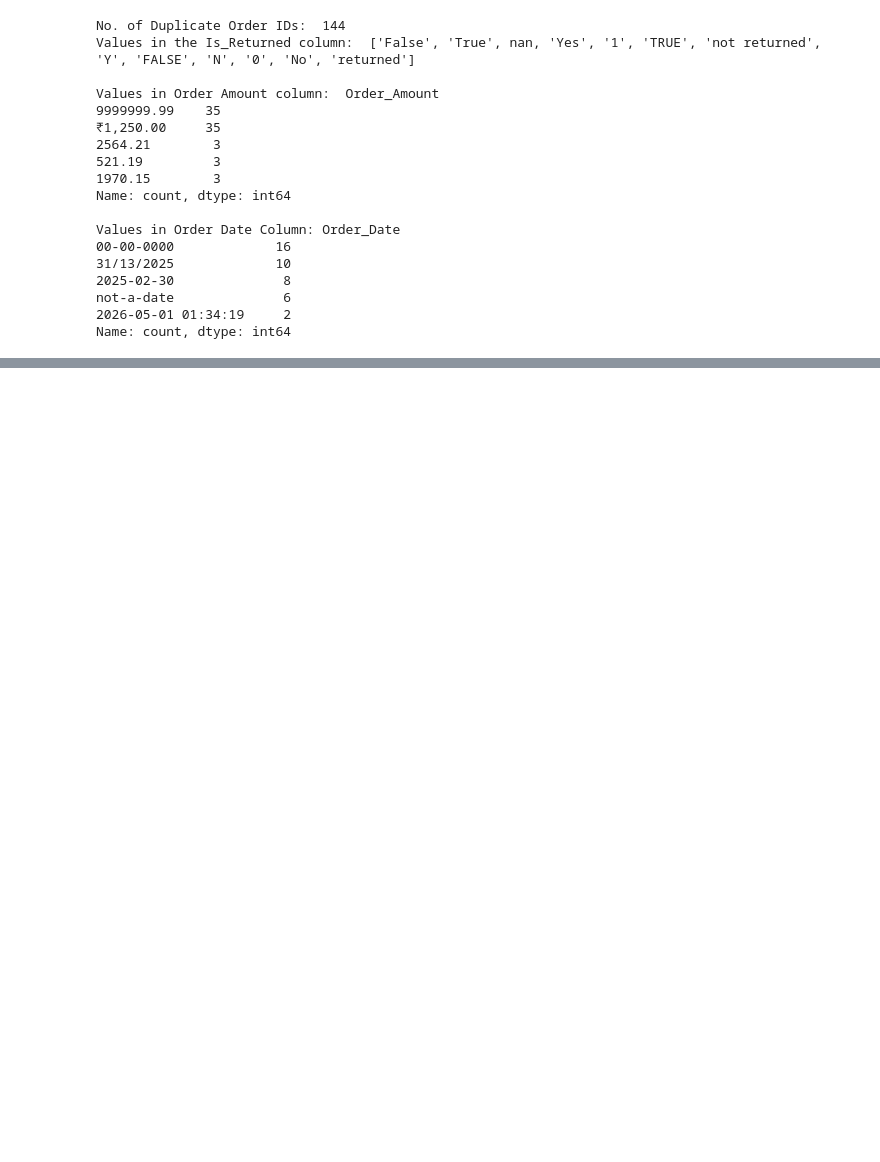
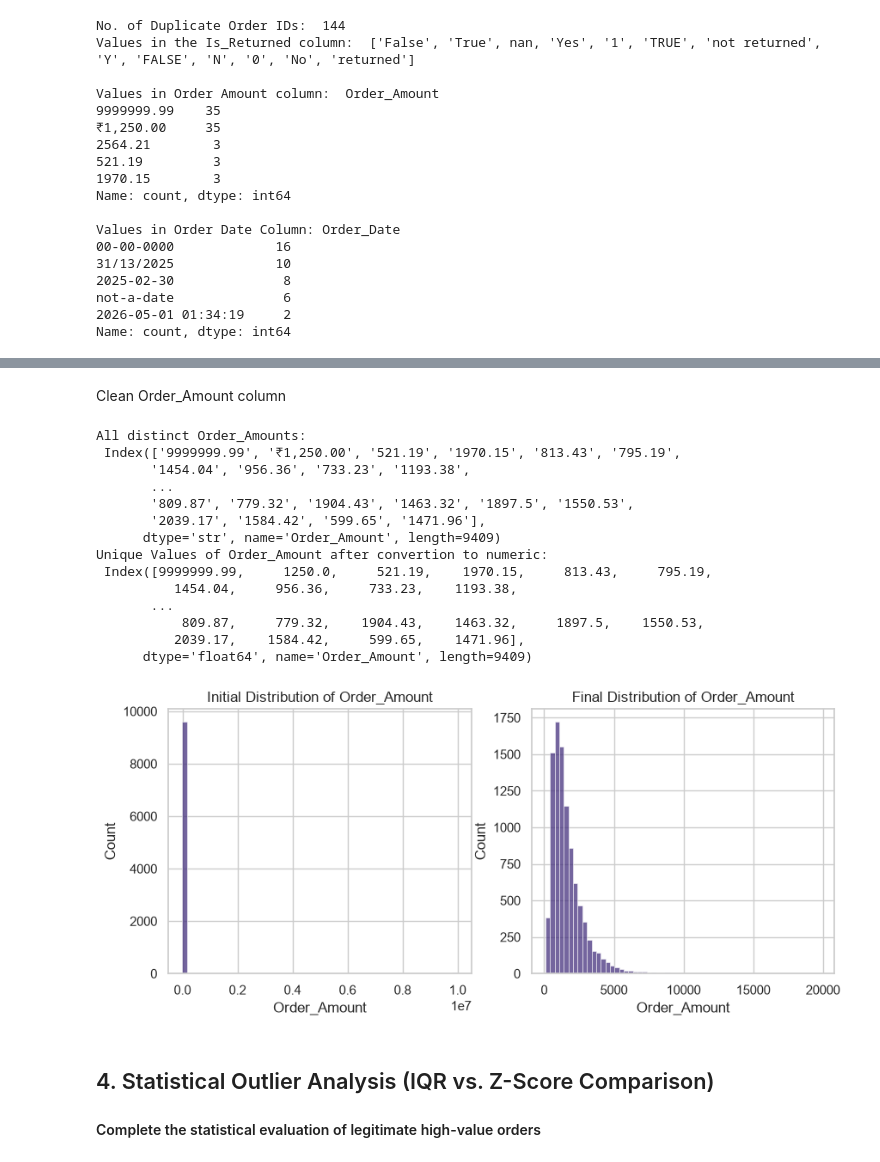
Before and after one commit to dibyajyotisamal/ecommerce-revenue-integrity-pipeline, a Jupyter notebook: notebooks/01_data_quality_check.ipynb, the cells around one changed output, grey strips where cells are left out. Drawn from its saved outputs; the diff is of its cells as text; code cells hidden in the pictures; blank space fills up the shorter version.

Commit message:
Additions to data quality check

```diff
--- a/notebooks/01_data_quality_check.ipynb
+++ b/notebooks/01_data_quality_check.ipynb
@@ -70,0 +149,20 @@ Name: count, dtype: int64
+# %%
+#We will clean the Customer_Age column
+#First we will check all the distinct values present in the column
+print("Unique Customer_Age values: \n",df['Customer_Age'].unique())
+#From our initial analysis we can tell that there are a few invalid values like 'unknown', '-1.0', 'thirty', '150.0'
+#From all these invalid data, We can retain the 'thirty' if we convert it to numeric format.
+print(df.query("Customer_Age == 'thirty'").head())
+#We can see that quite a few entries have 'thirty' as age. This might be cause due to a misunderstanding during data entry
+#And we will salvage these rows by replacing them with numerical 30
+df['Customer_Age'] = df['Customer_Age'].replace('thirty',30)
+print(df['Customer_Age'].unique())
+#Now we will change the datatype of the column to numeric. We do have some invalid entries that cannot be converted. But we can circumvent them using 'coerce'
+df['Customer_Age'] = pd.to_numeric(df['Customer_Age'],errors='coerce')
+print(df['Customer_Age'].unique())
+#Now our column is in numeric type. We will remove the remaining invalid data, like -1, 150, etc.
+df['Customer_Age'] = df['Customer_Age'].apply(lambda x: x if (x >= 18 and x <= 100) else np.nan)
+#Lets convert the column to integer dtype
+df['Customer_Age']=df['Customer_Age'].astype('Int64')
+df['Customer_Age'].value_counts(dropna=False).index
+#We can see that all our invalid and irregular data has been removed. We will clean up all columns and remove the nan at the end.
@@ -70,0 +193,53 @@ Name: count, dtype: int64
+# %% [markdown]
+Clean Order_Amount column
+# %%
+# Lets check all distinct values
+print("All distinct Order_Amounts: \n",df['Order_Amount'].value_counts().index)
+#We can see invalid characters like 999999.999, values that need cleaning like ₹1,250.00, etc.
+#Lets clean the values
+df['Order_Amount'] = df['Order_Amount'].replace('[$€£₹¥,]','',regex=True)
+#We have removed the currency signs and commas and should be able to convert the column to numeric
+df['Order_Amount'] = pd.to_numeric(df['Order_Amount'])
+print("Unique Values of Order_Amount after convertion to numeric: \n",df['Order_Amount'].value_counts().index)
+
+#Creating subplots to compare before and after
+fig,axes = plt.subplots(1,2,figsize=(10,4))
+
+#Our column is converted to numeric, without any errors. Lets check the distribution of our data.
+sns.histplot(df['Order_Amount'],bins=60,ax=axes[0])
+axes[0].set_title("Initial Distribution of Order_Amount")
+
+#Lets remove the invalid entries that are skewing our distribution
+df['Order_Amount'] = df['Order_Amount'].apply(lambda x : x if (x > 0 and x < 10_00_000) else np.nan )
+df['Order_Amount'].value_counts(dropna=False).head()
+
+sns.histplot(df['Order_Amount'],bins=60,ax=axes[1])
+axes[1].set_title("Final Distribution of Order_Amount")
+
+#We can observe that after removal of extreme outliers, our data is no longer heavily skewed. Although a bit of natural skewness is expected
+
+plt.show()
+#Export the graph
+fig.tight_layout()
+fig.savefig("./reports/01_order_amount_outlier_impact_comparison.png")
+plt.close(fig)
+# %% [output]
+All distinct Order_Amounts:
+ Index(['9999999.99', '₹1,250.00', '521.19', '1970.15', '813.43', '795.19',
+       '1454.04', '956.36', '733.23', '1193.38',
+       ...
+       '809.87', '779.32', '1904.43', '1463.32', '1897.5', '1550.53',
+       '2039.17', '1584.42', '599.65', '1471.96'],
+      dtype='str', name='Order_Amount', length=9409)
+Unique Values of Order_Amount after convertion to numeric:
+ Index([9999999.99,     1250.0,     521.19,    1970.15,     813.43,     795.19,
+          1454.04,     956.36,     733.23,    1193.38,
+       ...
+           809.87,     779.32,    1904.43,    1463.32,     1897.5,    1550.53,
+          2039.17,    1584.42,     599.65,    1471.96],
+      dtype='float64', name='Order_Amount', length=9409)
+[figure, added]
+# %% [markdown]
+## 4. Statistical Outlier Analysis (IQR vs. Z-Score Comparison)
+
+#### Complete the statistical evaluation of legitimate high-value orders
```
Also changed, not shown: parts of 30 cells of this notebook, 4 other files.
